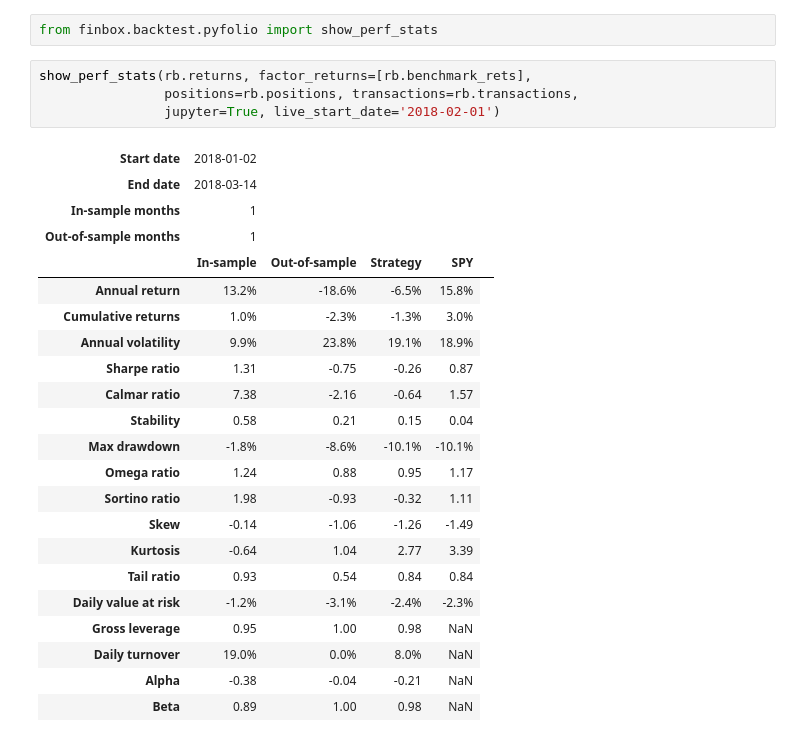
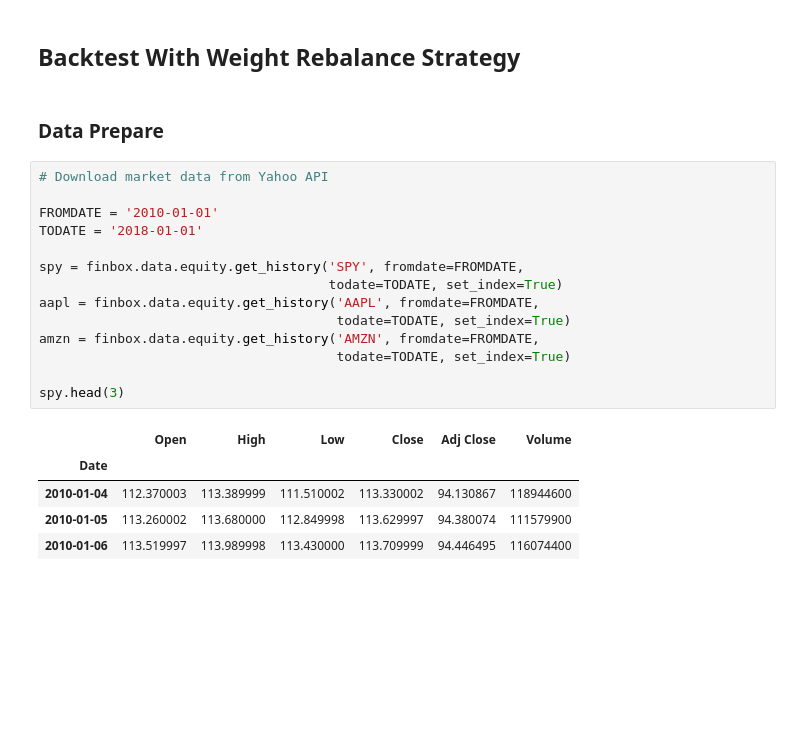
Before and after one commit to yihengli/finbox, a Jupyter notebook: examples/backtest_weight_balance.ipynb, the cells around one changed output. Drawn from its saved outputs; the diff is of its cells as text; blank space fills up the shorter version.

Commit message:
📝 [examples] added backtest examples

```diff
--- a/examples/backtest_weight_balance.ipynb
+++ b/examples/backtest_weight_balance.ipynb
@@ -26,29 +5,24 @@ rb = rb(strat, live_start_date=None)
-# %%
-from finbox.backtest.pyfolio import show_perf_stats
-# %%
-show_perf_stats(rb.returns, factor_returns=[rb.benchmark_rets],
-                positions=rb.positions, transactions=rb.transactions,
-                jupyter=True, live_start_date='2018-02-01')
-# %% [output]
-| Start date | 2018-01-02 |  |  |  |  |
-| End date | 2018-03-14 |  |  |  |  |
-| In-sample months | 1 |  |  |  |  |
-| Out-of-sample months | 1 |  |  |  |  |
-|  | In-sample | Out-of-sample | Strategy | SPY |
-| Annual return | 13.2% | -18.6% | -6.5% | 15.8% |
-| Cumulative returns | 1.0% | -2.3% | -1.3% | 3.0% |
-| Annual volatility | 9.9% | 23.8% | 19.1% | 18.9% |
-| Sharpe ratio | 1.31 | -0.75 | -0.26 | 0.87 |
-| Calmar ratio | 7.38 | -2.16 | -0.64 | 1.57 |
-| Stability | 0.58 | 0.21 | 0.15 | 0.04 |
-| Max drawdown | -1.8% | -8.6% | -10.1% | -10.1% |
-| Omega ratio | 1.24 | 0.88 | 0.95 | 1.17 |
-| Sortino ratio | 1.98 | -0.93 | -0.32 | 1.11 |
-| Skew | -0.14 | -1.06 | -1.26 | -1.49 |
-| Kurtosis | -0.64 | 1.04 | 2.77 | 3.39 |
-| Tail ratio | 0.93 | 0.54 | 0.84 | 0.84 |
-| Daily value at risk | -1.2% | -3.1% | -2.4% | -2.3% |
-| Gross leverage | 0.95 | 1.00 | 0.98 | NaN |
-| Daily turnover | 19.0% | 0.0% | 8.0% | NaN |
-| Alpha | -0.38 | -0.04 | -0.21 | NaN |
-| Beta | 0.89 | 1.00 | 0.98 | NaN |
+# %% [markdown]
+## Backtest With Weight Rebalance Strategy
+# %% [markdown]
+### Data Prepare
+# %%
+# Download market data from Yahoo API
+
+FROMDATE = '2010-01-01'
+TODATE = '2018-01-01'
+
+spy = finbox.data.equity.get_history('SPY', fromdate=FROMDATE,
+                                     todate=TODATE, set_index=True)
+aapl = finbox.data.equity.get_history('AAPL', fromdate=FROMDATE,
+                                      todate=TODATE, set_index=True)
+amzn = finbox.data.equity.get_history('AMZN', fromdate=FROMDATE,
+                                      todate=TODATE, set_index=True)
+
+spy.head(3)
+# %% [output]
+|  | Open | High | Low | Close | Adj Close | Volume |
+| Date |  |  |  |  |  |  |
+| 2010-01-04 | 112.370003 | 113.389999 | 111.510002 | 113.330002 | 94.130867 | 118944600 |
+| 2010-01-05 | 113.260002 | 113.680000 | 112.849998 | 113.629997 | 94.380074 | 111579900 |
+| 2010-01-06 | 113.519997 | 113.989998 | 113.430000 | 113.709999 | 94.446495 | 116074400 |
```
Also changed, not shown: parts of 11 cells of this notebook, 1 other file.
